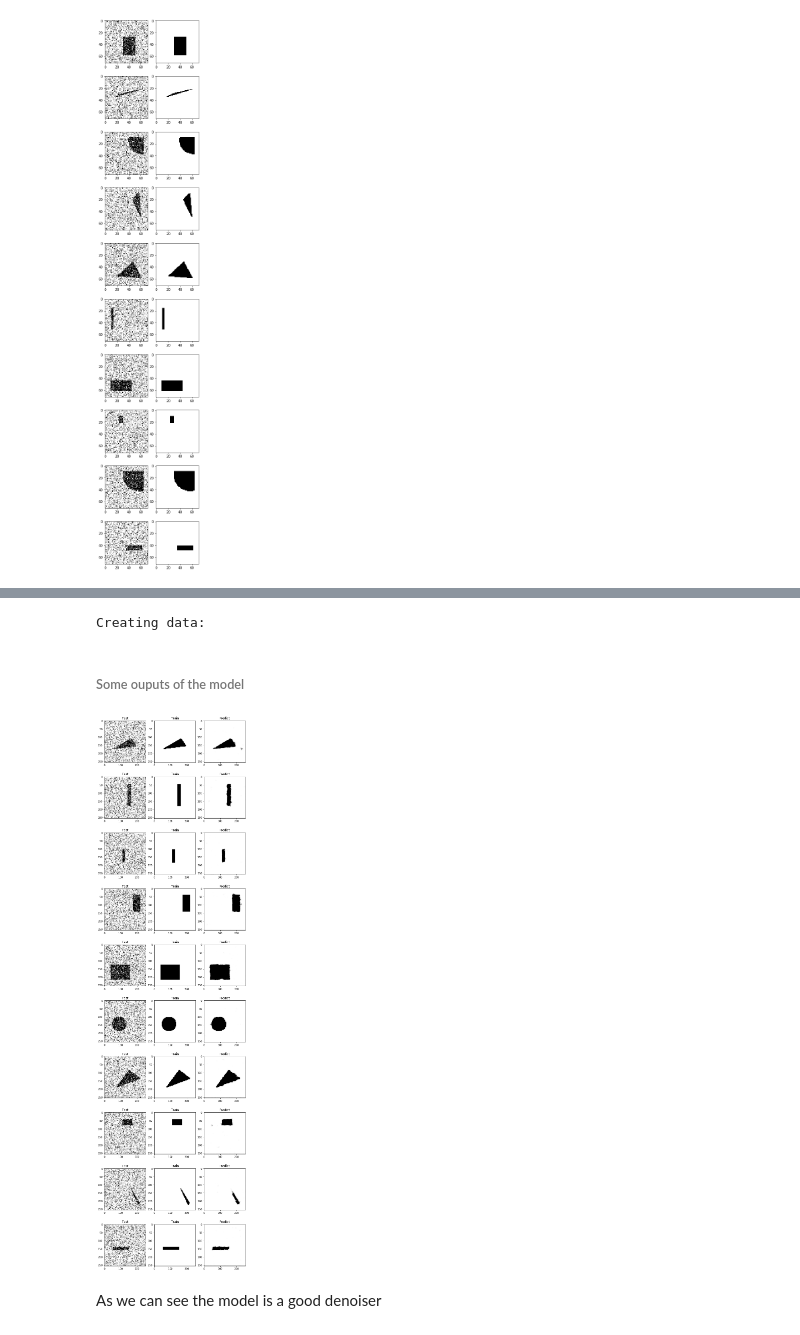
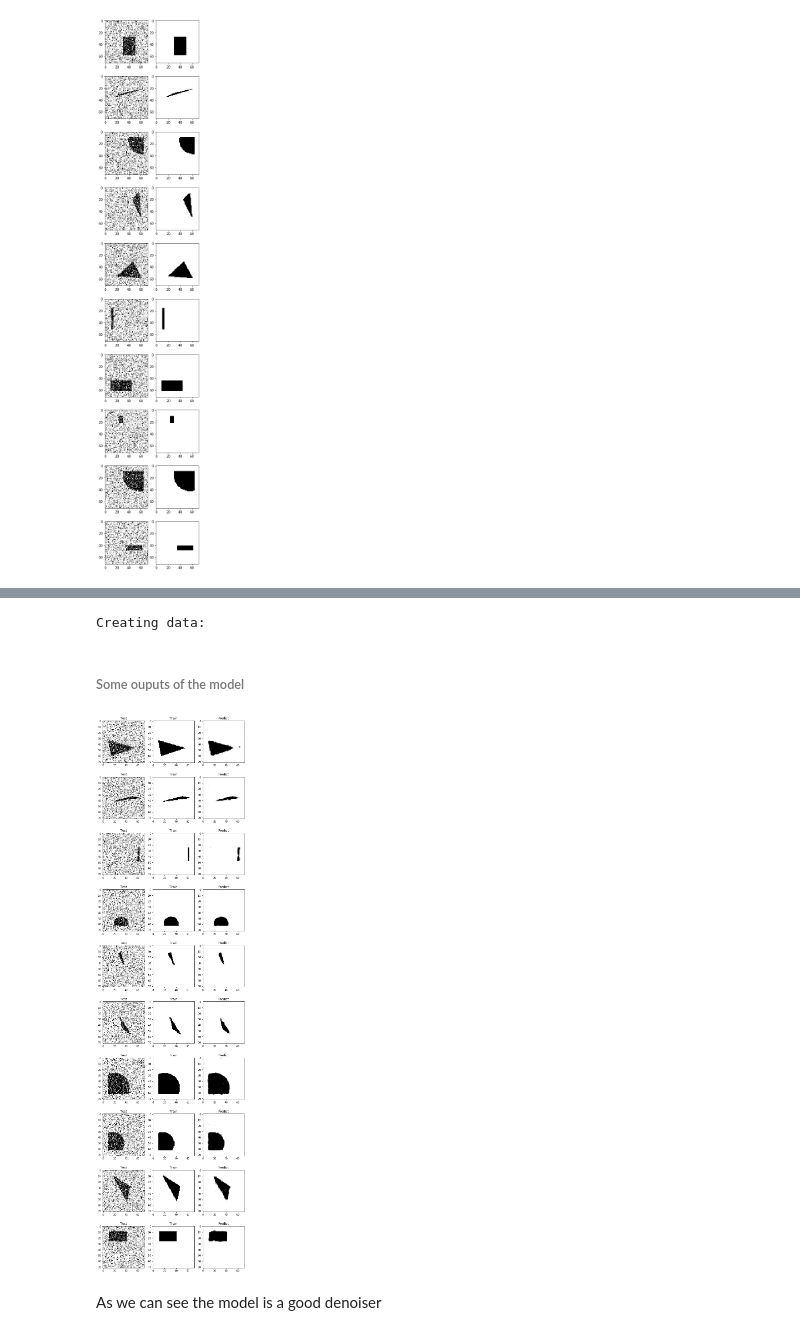
Before and after one commit to maximenannan/centralesupelec, a Jupyter notebook: deeplearning/mp1/MP1.ipynb, the cells around one changed output, grey strips where cells are left out. Cells and saved outputs as stored; diff of their text form; code cells hidden in the pictures.

```diff
--- a/deeplearning/mp1/MP1.ipynb
+++ b/deeplearning/mp1/MP1.ipynb
@@ -768,3 +724,2 @@ Creating data:
 # %%
-model_unet.fit(X_train_resized.reshape((-1, 256, 256, 1)), Y_train_resized.reshape((-1, 256, 256, 1)),batch_size=1, epochs=1, verbose=1)
-#model_unet.save('denoising_hourglass.h5')
+denoising_model.fit(X_train.reshape((-1, IMAGE_SIZE, IMAGE_SIZE, 1)), Y_train.reshape((-1, IMAGE_SIZE, IMAGE_SIZE, 1)),batch_size=1, epochs=2, verbose=1)
@@ -771,25 +732,23 @@ model_unet.fit(X_train_resized.reshape((-1, 256, 256, 1)), Y_train_resized.resha
-# %%
-X_test, Y_test = generate_noisy_dataset(300, 0.5, True)
-X_test = np.apply_along_axis(lambda x: trans.resize(x.reshape(IMAGE_SIZE, IMAGE_SIZE), (256, 256)), axis=1, arr=X_test)
-Y_test = np.apply_along_axis(lambda x: trans.resize(x.reshape(IMAGE_SIZE, IMAGE_SIZE), (256, 256)), axis=1, arr=Y_test)
-# %% [output]
-Creating data:
+# %%
+X_test, Y_test = generate_noisy_dataset(300, 0.5, True)
+# %% [output]
+Creating data:
 # %%
-Y_pred = model_unet.predict(X_test.reshape((-1,256,256,1)))
+Y_pred = denoising_model.predict(X_test.reshape((-1,IMAGE_SIZE,IMAGE_SIZE,1)))
 # %% [markdown]
 ###### Some ouputs of the model
 # %%
 nb_to_display = 10
 fig, axarr = plt.subplots(nb_to_display, 3, figsize=(10, 4*nb_to_display))
 for i in range(nb_to_display):
-    axarr[i][0].imshow(X_test[i].reshape(256,256), cmap='gray')
+    axarr[i][0].imshow(X_test[i].reshape(IMAGE_SIZE,IMAGE_SIZE), cmap='gray')
     axarr[i][0].set_title('Test')
-    axarr[i][1].imshow(Y_test[i].reshape(256,256), cmap='gray')
+    axarr[i][1].imshow(Y_test[i].reshape(IMAGE_SIZE,IMAGE_SIZE), cmap='gray')
     axarr[i][1].set_title('Train')
-    axarr[i][2].imshow(Y_pred[i].reshape(256,256), cmap='gray')
+    axarr[i][2].imshow(Y_pred[i].reshape(IMAGE_SIZE,IMAGE_SIZE), cmap='gray')
     axarr[i][2].set_title('Predict')
 # %% [output]
-[figure, old version]
+[figure, new version]
 # %% [markdown]
 As we can see the model is a good denoiser
 # %%
```
Also changed, not shown: parts of 27 cells of this notebook, 2 other files.
